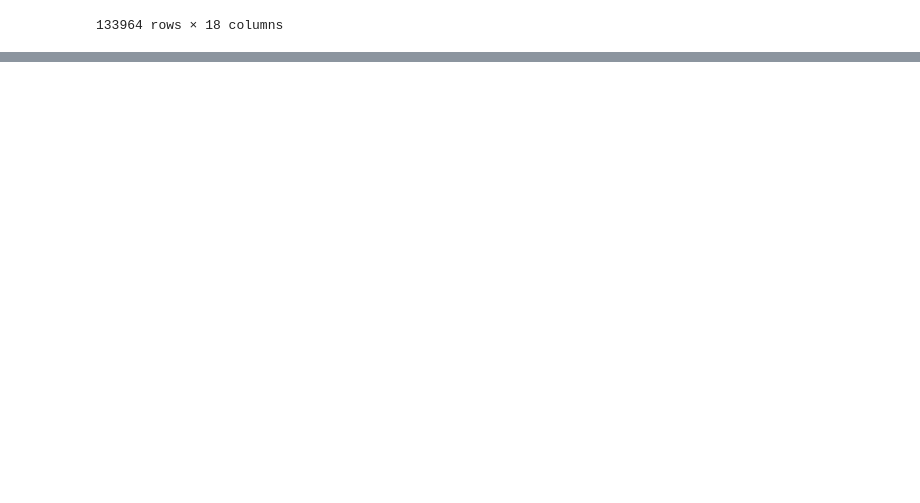
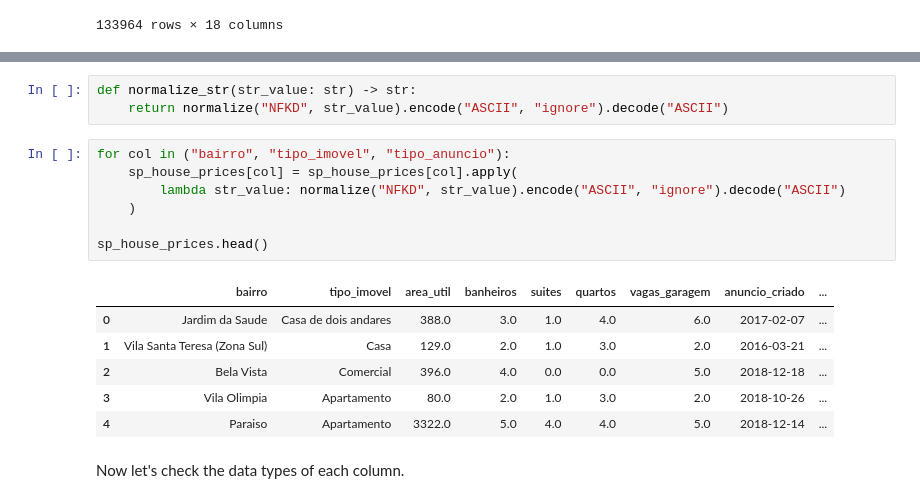
Before and after one commit to TheCamilovisk/HousePricePredictionApp, a Jupyter notebook: notebooks/01-exploratory-data-analysis.ipynb, the cells around one changed output, grey strips where cells are left out. Drawn from its saved outputs; the diff is of its cells as text; blank space fills up the shorter version.

```diff
--- a/notebooks/01-exploratory-data-analysis.ipynb
+++ b/notebooks/01-exploratory-data-analysis.ipynb
@@ -96,0 +124,19 @@ sp_house_prices
+# %%
+def normalize_str(str_value: str) -> str:
+    return normalize("NFKD", str_value).encode("ASCII", "ignore").decode("ASCII")
+# %%
+for col in ("bairro", "tipo_imovel", "tipo_anuncio"):
+    sp_house_prices[col] = sp_house_prices[col].apply(
+        lambda str_value: normalize("NFKD", str_value).encode("ASCII", "ignore").decode("ASCII")
+    )
+
+sp_house_prices.head()
+# %% [output]
+|  | bairro | tipo_imovel | area_util | banheiros | suites | quartos | vagas_garagem | anuncio_criado | ... |
+| 0 | Jardim da Saude | Casa de dois andares | 388.0 | 3.0 | 1.0 | 4.0 | 6.0 | 2017-02-07 | ... |
+| 1 | Vila Santa Teresa (Zona Sul) | Casa | 129.0 | 2.0 | 1.0 | 3.0 | 2.0 | 2016-03-21 | ... |
+| 2 | Bela Vista | Comercial | 396.0 | 4.0 | 0.0 | 0.0 | 5.0 | 2018-12-18 | ... |
+| 3 | Vila Olimpia | Apartamento | 80.0 | 2.0 | 1.0 | 3.0 | 2.0 | 2018-10-26 | ... |
+| 4 | Paraiso | Apartamento | 3322.0 | 5.0 | 4.0 | 4.0 | 5.0 | 2018-12-14 | ... |
+# %% [markdown]
+Now let's check the data types of each column.
```
Also changed, not shown: parts of 14 cells of this notebook.
